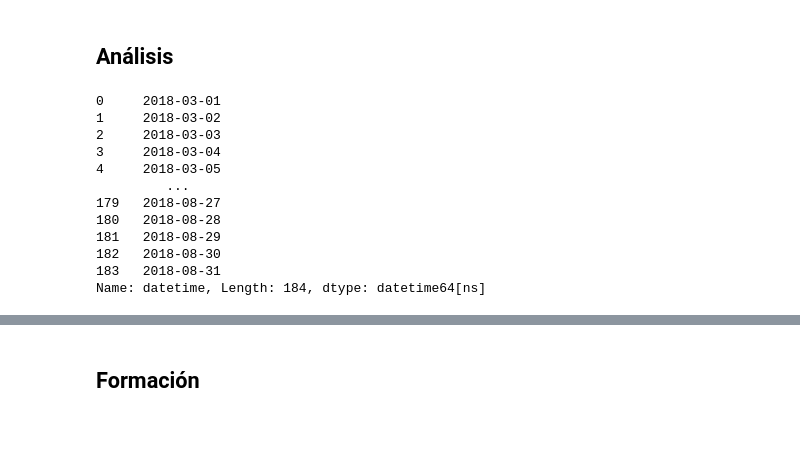
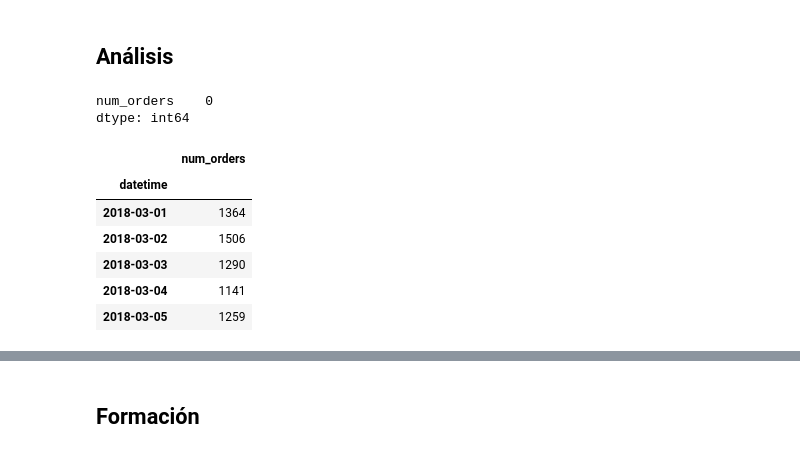
Before and after one commit to armodi97/time_series_13, a Jupyter notebook: Project_13.ipynb, the cells around one changed output, grey strips where cells are left out. Drawn from its saved outputs; the diff is of its cells as text; code cells hidden in the pictures.

```diff
--- a/Project_13.ipynb
+++ b/Project_13.ipynb
@@ -48,22 +51,19 @@ data
 26496 rows × 1 columns
 # %% [markdown]
 ## Análisis
+# %%
+data.isna().sum()
+# %% [output]
+num_orders    0
+dtype: int64
 # %%
 data_day = data.resample("1D").sum()
-fig = px.line(data_day)
-fig.show()
+data_day.head()
+# %% [output]
+|  | num_orders |
+| datetime |  |
+| 2018-03-01 | 1364 |
+| 2018-03-02 | 1506 |
+| 2018-03-03 | 1290 |
+| 2018-03-04 | 1141 |
+| 2018-03-05 | 1259 |
-# %%
-pd.Series(data_day.index)
-# %% [output]
-0     2018-03-01
-1     2018-03-02
-2     2018-03-03
-3     2018-03-04
-4     2018-03-05
-         ...
-179   2018-08-27
-180   2018-08-28
-181   2018-08-29
-182   2018-08-30
-183   2018-08-31
-Name: datetime, Length: 184, dtype: datetime64[ns]
```
Also changed, not shown: parts of 5 cells of this notebook.
